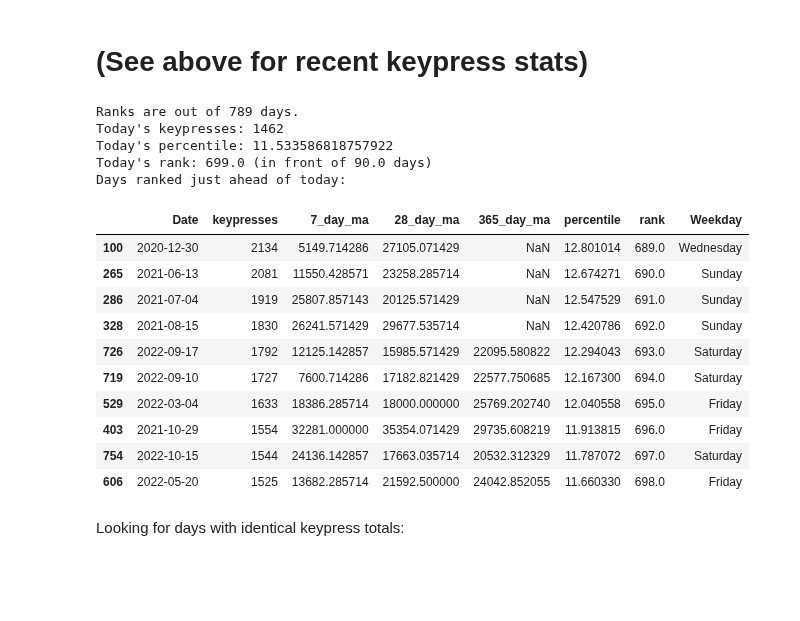
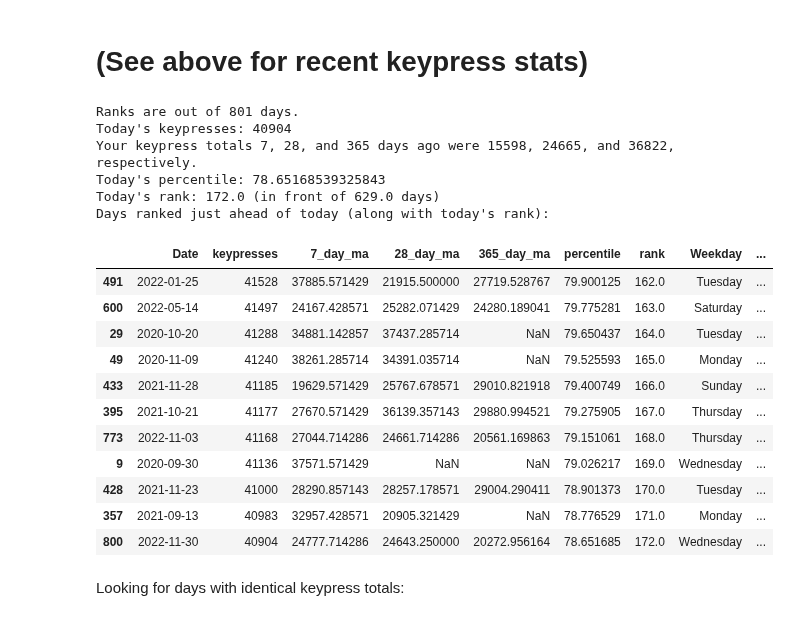
Before and after one commit to kburchfiel/fitbit_steps_and_whatpulse_keypresses_comparison, a Jupyter notebook: whatpulse_viewer_v2.ipynb, the cells around one changed output. Drawn from its saved outputs; the diff is of its cells as text; code cells hidden in the pictures; blank space fills up the shorter version.

```diff
--- a/whatpulse_viewer_v2.ipynb
+++ b/whatpulse_viewer_v2.ipynb
@@ -380,32 +411,45 @@ df_combined_daily_keypresses.tail(50) # Last 50 days
 # %%
 days_with_data = len(df_combined_daily_keypresses)
 #  The following column cell shows the ranks immediately above the ranks for the most recent day.
 keypresses_today = df_combined_daily_keypresses.iloc[-1]['keypresses']
 percentile_today = df_combined_daily_keypresses.iloc[-1]['percentile']
 rank_today = df_combined_daily_keypresses.iloc[-1]['rank']
 print("Ranks are out of", days_with_data, "days.")
 print(f"Today's keypresses: {keypresses_today}")
+print(f"Your keypress totals 7, 28, and 365 days ago were \
+{df_combined_daily_keypresses.iloc[-8]['keypresses']}, \
+{df_combined_daily_keypresses.iloc[-29]['keypresses']}, \
+and {df_combined_daily_keypresses.iloc[-366]['keypresses']}, respectively.")
+# If your keypresses today are higher than these values, the moving averages
+# associated with those values will increase.
 print(f"Today's percentile: {percentile_today}")
 print(f"Today's rank: {rank_today} (in front of {days_with_data - rank_today} days)")
-print("Days ranked just ahead of today:")
-df_combined_daily_keypresses.sort_values('rank').query("rank < @rank_today").tail(10)
+print("Days ranked just ahead of today (along with today's rank):")
+df_days_with_higher_keypresses = df_combined_daily_keypresses.sort_values('rank').query("rank <= @rank_today").tail(11)
+keypress_difference_list = [df_days_with_higher_keypresses.iloc[i]['keypresses'] - df_days_with_higher_keypresses.iloc[i+1]['keypresses'] for i in range(len(df_days_with_higher_keypresses) -1 )]
+keypress_difference_list.append(np.NaN)
+df_days_with_higher_keypresses['difference_from_following_day'] = keypress_difference_list
+df_days_with_higher_keypresses['difference_from_current_day'] = df_days_with_higher_keypresses['keypresses'] - df_days_with_higher_keypresses.iloc[-1]['keypresses']
+df_days_with_higher_keypresses
 # %% [output]
-Ranks are out of 789 days.
-Today's keypresses: 1462
-Today's percentile: 11.533586818757922
-Today's rank: 699.0 (in front of 90.0 days)
-Days ranked just ahead of today:
+Ranks are out of 801 days.
+Today's keypresses: 40904
+Your keypress totals 7, 28, and 365 days ago were 15598, 24665, and 36822, respectively.
+Today's percentile: 78.65168539325843
+Today's rank: 172.0 (in front of 629.0 days)
+Days ranked just ahead of today (along with today's rank):
-|  | Date | keypresses | 7_day_ma | 28_day_ma | 365_day_ma | percentile | rank | Weekday |
-| 100 | 2020-12-30 | 2134 | 5149.714286 | 27105.071429 | NaN | 12.801014 | 689.0 | Wednesday |
-| 265 | 2021-06-13 | 2081 | 11550.428571 | 23258.285714 | NaN | 12.674271 | 690.0 | Sunday |
-| 286 | 2021-07-04 | 1919 | 25807.857143 | 20125.571429 | NaN | 12.547529 | 691.0 | Sunday |
-| 328 | 2021-08-15 | 1830 | 26241.571429 | 29677.535714 | NaN | 12.420786 | 692.0 | Sunday |
-| 726 | 2022-09-17 | 1792 | 12125.142857 | 15985.571429 | 22095.580822 | 12.294043 | 693.0 | Saturday |
-| 719 | 2022-09-10 | 1727 | 7600.714286 | 17182.821429 | 22577.750685 | 12.167300 | 694.0 | Saturday |
-| 529 | 2022-03-04 | 1633 | 18386.285714 | 18000.000000 | 25769.202740 | 12.040558 | 695.0 | Friday |
-| 403 | 2021-10-29 | 1554 | 32281.000000 | 35354.071429 | 29735.608219 | 11.913815 | 696.0 | Friday |
-| 754 | 2022-10-15 | 1544 | 24136.142857 | 17663.035714 | 20532.312329 | 11.787072 | 697.0 | Saturday |
-| 606 | 2022-05-20 | 1525 | 13682.285714 | 21592.500000 | 24042.852055 | 11.660330 | 698.0 | Friday |
+|  | Date | keypresses | 7_day_ma | 28_day_ma | 365_day_ma | percentile | rank | Weekday | ... |
+| 491 | 2022-01-25 | 41528 | 37885.571429 | 21915.500000 | 27719.528767 | 79.900125 | 162.0 | Tuesday | ... |
+| 600 | 2022-05-14 | 41497 | 24167.428571 | 25282.071429 | 24280.189041 | 79.775281 | 163.0 | Saturday | ... |
+| 29 | 2020-10-20 | 41288 | 34881.142857 | 37437.285714 | NaN | 79.650437 | 164.0 | Tuesday | ... |
+| 49 | 2020-11-09 | 41240 | 38261.285714 | 34391.035714 | NaN | 79.525593 | 165.0 | Monday | ... |
+| 433 | 2021-11-28 | 41185 | 19629.571429 | 25767.678571 | 29010.821918 | 79.400749 | 166.0 | Sunday | ... |
+| 395 | 2021-10-21 | 41177 | 27670.571429 | 36139.357143 | 29880.994521 | 79.275905 | 167.0 | Thursday | ... |
+| 773 | 2022-11-03 | 41168 | 27044.714286 | 24661.714286 | 20561.169863 | 79.151061 | 168.0 | Thursday | ... |
+| 9 | 2020-09-30 | 41136 | 37571.571429 | NaN | NaN | 79.026217 | 169.0 | Wednesday | ... |
+| 428 | 2021-11-23 | 41000 | 28290.857143 | 28257.178571 | 29004.290411 | 78.901373 | 170.0 | Tuesday | ... |
+| 357 | 2021-09-13 | 40983 | 32957.428571 | 20905.321429 | NaN | 78.776529 | 171.0 | Monday | ... |
+| 800 | 2022-11-30 | 40904 | 24777.714286 | 24643.250000 | 20272.956164 | 78.651685 | 172.0 | Wednesday | ... |
 # %% [markdown]
 Looking for days with identical keypress totals:
 # %%
```
Also changed, not shown: parts of 32 cells of this notebook, 4 other files.
